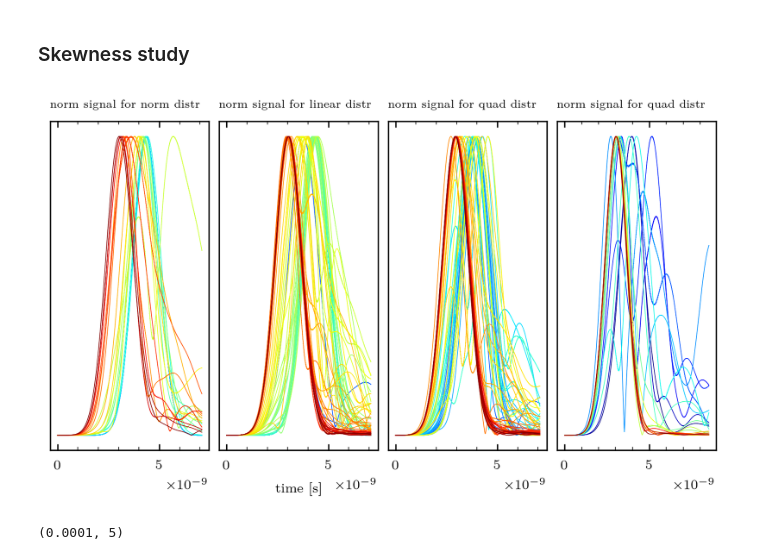
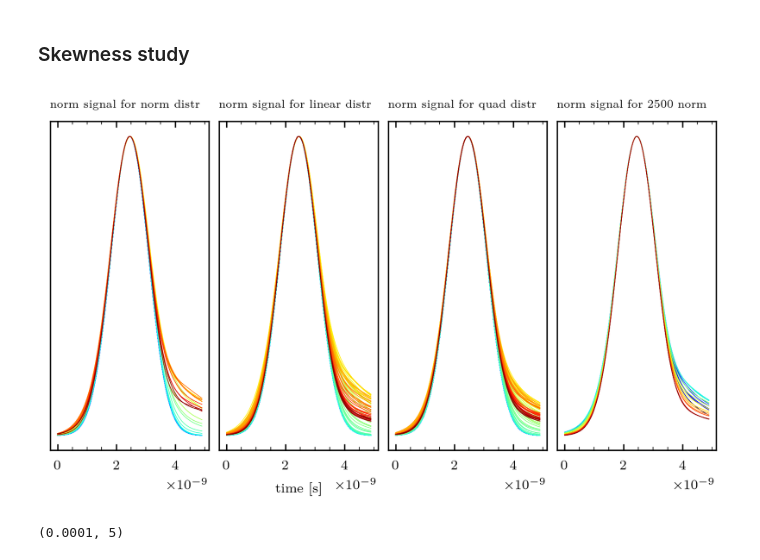
Before and after one commit to Chatr0uge/Internship_SPC, a Jupyter notebook: src/profile_study/profile_study.ipynb, the cells around one changed output. Drawn from its saved outputs; the diff is of its cells as text; code cells hidden in the pictures.

```diff
--- a/src/profile_study/profile_study.ipynb
+++ b/src/profile_study/profile_study.ipynb
@@ -319,6 +470,20 @@ plt.show()
 [figure]
 # %% [markdown]
 ### Skewness study
+# %%
+def window_around_max(pulse, window_size = 2000) :
+
+    a =[]
+    for i in range(pulse.shape[0]) :
+        b = []
+        for j in range(pulse.shape[1]) :
+            window = pulse[i, j, np.argmax(pulse[i, j]) - window_size // 2 : np.argmax(pulse[i, j]) + window_size //2]
+            if window.shape[0] < window_size :
+                pad = window_size - window.shape[0]
+                window =  pulse[i, j, np.argmax(pulse[i, j]) - window_size // 2 - pad: np.argmax(pulse[i, j]) + window_size //2]
+            b.append(window)
+        a.append(b)
+    return np.array(a)
 # %%
 W = 5.5
 fig, ax = plt.subplots(1, 4, figsize = (W, W * 3/ 5), dpi = 300)
@@ -327,38 +492,38 @@ ax[0].set_title('norm signal for norm distr', fontsize='small',
     fontweight='bold',
     style='italic',)
 ax[0].yaxis.set_visible(False)
 ax[0].set_prop_cycle(color=plt.cm.jet(np.linspace(0, 1, 30)))
-mean_pulse = abs(np.mean(pulse_norm, axis = 1))
+mean_pulse = np.mean(window_around_max(abs(pulse_norm[index])), axis = 1)
 ax[0].plot(np.arange(len(mean_pulse.T)) * dt,(mean_pulse.T/ np.max(mean_pulse, axis = 1)), lw = .4)
 ax[1].set_prop_cycle(color=plt.cm.jet(np.linspace(0, 1, 96)))
-mean_pulse = abs(np.mean(pulse_4, axis = 1))
+mean_pulse = np.mean(window_around_max(abs(pulse_4[index_2])), axis = 1)
 ax[1].plot(np.arange(len(mean_pulse.T)) * dt,(mean_pulse.T/ np.max(mean_pulse, axis = 1)), lw = .4)
 ax[1].set_title(' norm signal for linear distr', fontsize='small',
     loc='left',
     fontweight='bold',
     style='italic',)
 ax[1].yaxis.set_visible(False)
 ax[1].set_xlabel('time [s]')
 ax[2].set_prop_cycle(color=plt.cm.jet(np.linspace(0, 1, 96)))
-mean_pulse = abs(np.mean(pulse_quad, axis = 1))
+mean_pulse = np.mean(window_around_max(abs(pulse_quad[index_3])), axis = 1)
 ax[2].plot(np.arange(len(mean_pulse.T)) * dt,(mean_pulse.T/ np.max(mean_pulse, axis = 1)), lw = .4)
 ax[2].set_title('norm signal for quad distr', fontsize='small',
     loc='left',
     fontweight='bold',
     style='italic',)
 ax[2].yaxis.set_visible(False)
 
 ax[3].set_prop_cycle(color=plt.cm.jet(np.linspace(0, 1, 20)))
-mean_pulse = abs(np.mean(pulse_norm_2, axis = 1))
+mean_pulse = np.mean(window_around_max(abs(pulse_norm_2[index_4])), axis = 1)
 ax[3].plot(np.arange(len(mean_pulse.T)) * dt,(mean_pulse.T/ np.max(mean_pulse, axis = 1)), lw = .4)
-ax[3].set_title('norm signal for quad distr', fontsize='small',
+ax[3].set_title('norm signal for 2500 norm', fontsize='small',
     loc='left',
     fontweight='bold',
     style='italic',)
 ax[3].yaxis.set_visible(False)
 
 plt.show()
 # %% [output]
-[figure, old version]
+[figure, new version]
 # %%
 from scipy.stats import skew
```
Also changed, not shown: parts of 8 cells of this notebook, 18 other files.
